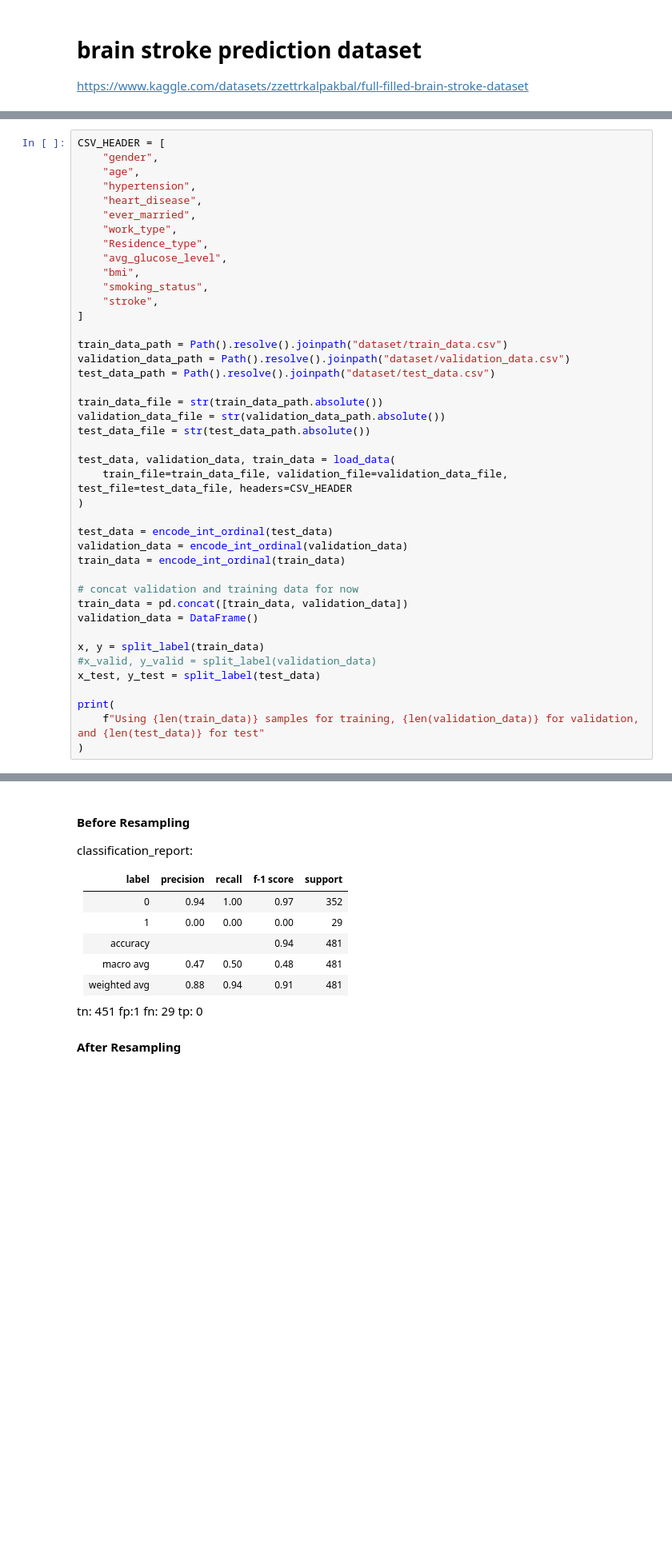
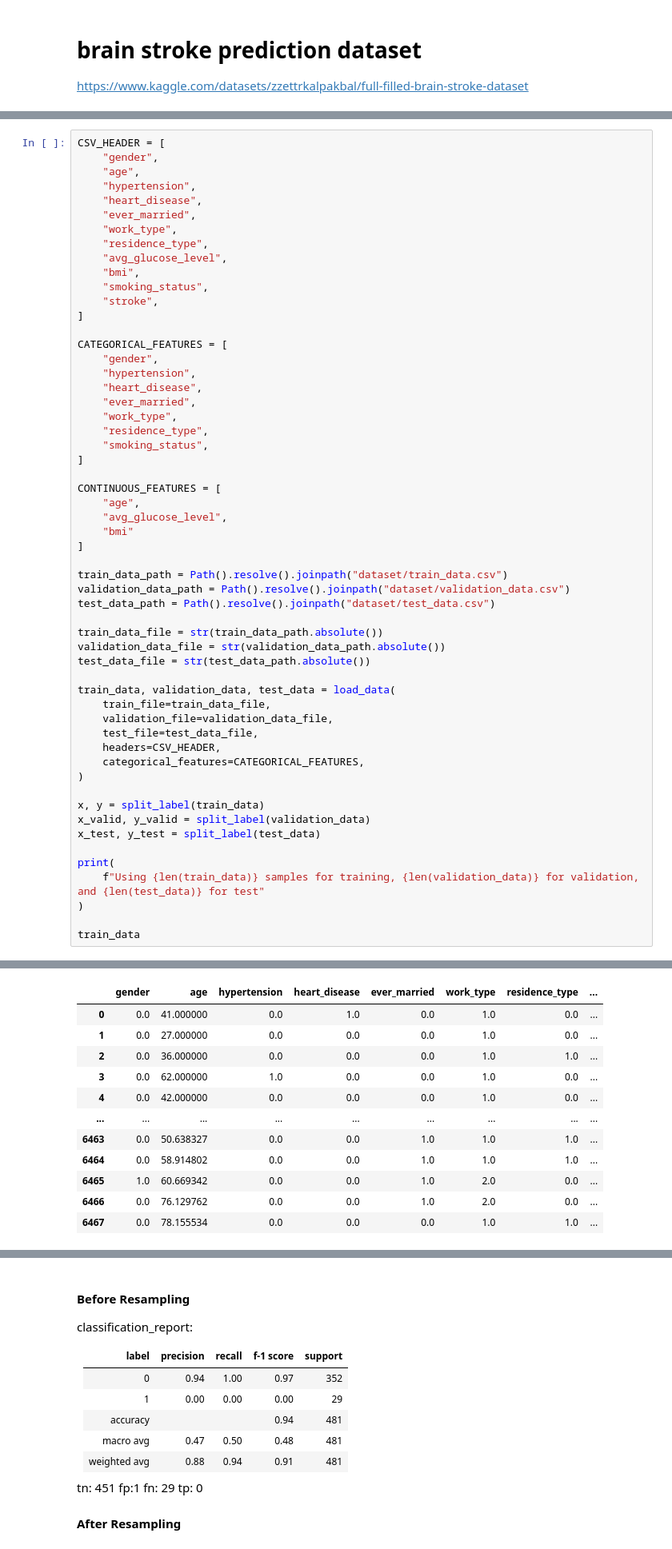
Before and after one commit to hewlett-packard-lovecraft/brain-stroke-prediction, a Jupyter notebook: other_algos.ipynb, the cells around one changed output, grey strips where cells are left out. Shown at 80% size. Saved outputs shown, nothing was run; the diff lists cells and outputs as text; blank space fills up the shorter version.

```diff
--- a/other_algos.ipynb
+++ b/other_algos.ipynb
@@ -64,11 +54,27 @@ CSV_HEADER = [
     "heart_disease",
     "ever_married",
     "work_type",
-    "Residence_type",
+    "residence_type",
     "avg_glucose_level",
     "bmi",
     "smoking_status",
     "stroke",
+]
+
+CATEGORICAL_FEATURES = [
+    "gender",
+    "hypertension",
+    "heart_disease",
+    "ever_married",
+    "work_type",
+    "residence_type",
+    "smoking_status",
+]
+
+CONTINUOUS_FEATURES = [
+    "age",
+    "avg_glucose_level",
+    "bmi"
 ]
 
 train_data_path = Path().resolve().joinpath("dataset/train_data.csv")
@@ -79,23 +85,21 @@ train_data_file = str(train_data_path.absolute())
 validation_data_file = str(validation_data_path.absolute())
 test_data_file = str(test_data_path.absolute())
 
-test_data, validation_data, train_data = load_data(
-    train_file=train_data_file, validation_file=validation_data_file, test_file=test_data_file, headers=CSV_HEADER
+train_data, validation_data, test_data = load_data(
+    train_file=train_data_file,
+    validation_file=validation_data_file,
+    test_file=test_data_file,
+    headers=CSV_HEADER,
+    categorical_features=CATEGORICAL_FEATURES,
 )
 
-test_data = encode_int_ordinal(test_data)
-validation_data = encode_int_ordinal(validation_data)
-train_data = encode_int_ordinal(train_data)
-
-# concat validation and training data for now
-train_data = pd.concat([train_data, validation_data])
-validation_data = DataFrame()
-
 x, y = split_label(train_data)
-#x_valid, y_valid = split_label(validation_data)
+x_valid, y_valid = split_label(validation_data)
 x_test, y_test = split_label(test_data)
 
 print(
     f"Using {len(train_data)} samples for training, {len(validation_data)} for validation, and {len(test_data)} for test"
 )
+
+train_data
 # %% [output]
@@ -102,0 +107,12 @@ Using 6470 samples for training, 0 for validation, and 481 for test
+|  | gender | age | hypertension | heart_disease | ever_married | work_type | residence_type | ... |
+| 0 | 0.0 | 41.000000 | 0.0 | 1.0 | 0.0 | 1.0 | 0.0 | ... |
+| 1 | 0.0 | 27.000000 | 0.0 | 0.0 | 0.0 | 1.0 | 0.0 | ... |
+| 2 | 0.0 | 36.000000 | 0.0 | 0.0 | 0.0 | 1.0 | 1.0 | ... |
+| 3 | 0.0 | 62.000000 | 1.0 | 0.0 | 0.0 | 1.0 | 0.0 | ... |
+| 4 | 0.0 | 42.000000 | 0.0 | 0.0 | 0.0 | 1.0 | 0.0 | ... |
+| ... | ... | ... | ... | ... | ... | ... | ... | ... |
+| 6463 | 0.0 | 50.638327 | 0.0 | 0.0 | 1.0 | 1.0 | 1.0 | ... |
+| 6464 | 0.0 | 58.914802 | 0.0 | 0.0 | 1.0 | 1.0 | 1.0 | ... |
+| 6465 | 1.0 | 60.669342 | 0.0 | 0.0 | 1.0 | 2.0 | 0.0 | ... |
+| 6466 | 0.0 | 76.129762 | 0.0 | 0.0 | 1.0 | 2.0 | 0.0 | ... |
+| 6467 | 0.0 | 78.155534 | 0.0 | 0.0 | 0.0 | 1.0 | 1.0 | ... |
```
Also changed, not shown: parts of 10 cells of this notebook, 17 other files.
